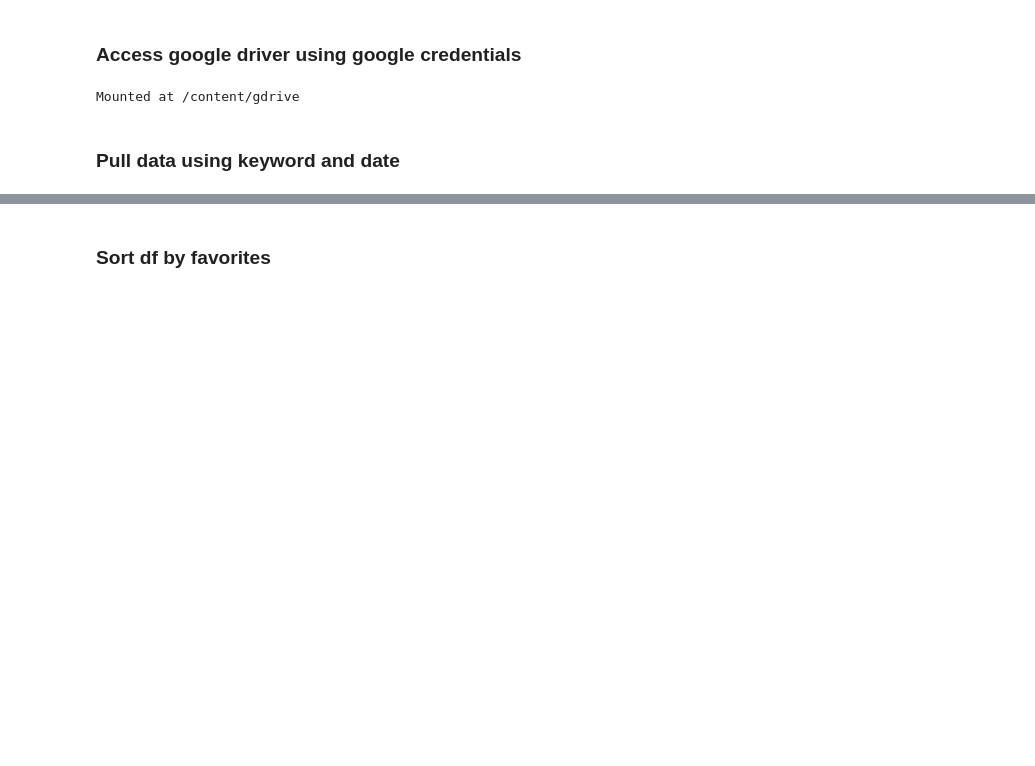
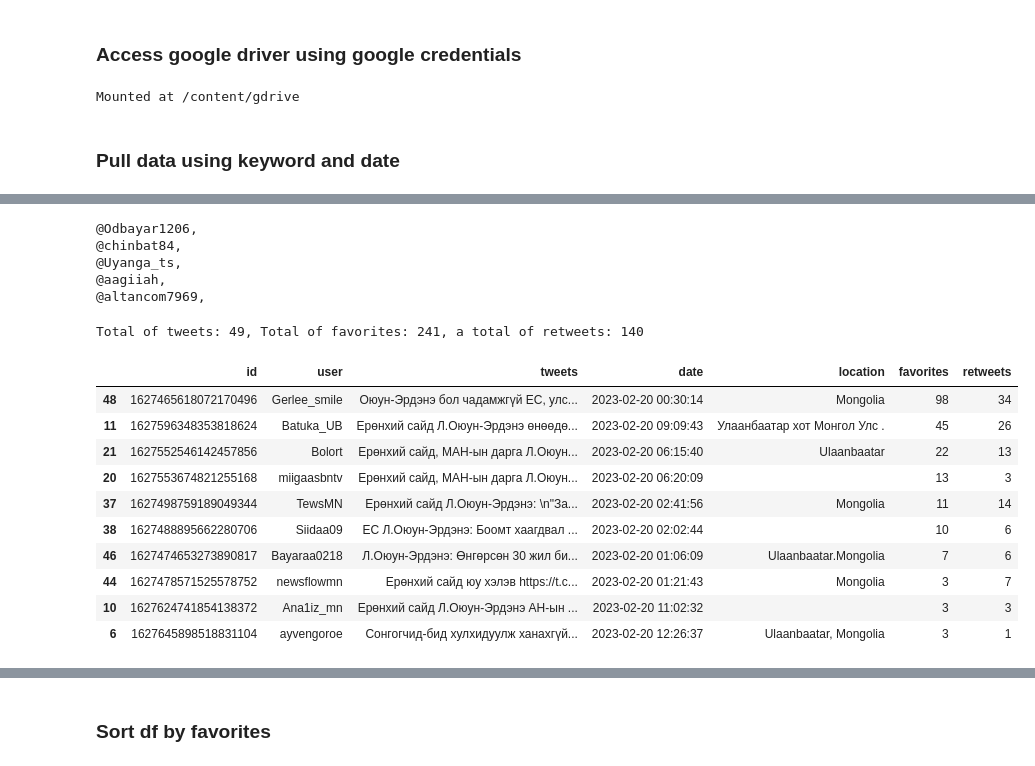
Before and after one commit to byambaa1982/mongol_tweets, a Jupyter notebook: tweets.ipynb, the cells around one changed output, grey strips where cells are left out. Saved outputs shown, nothing was run; the diff lists cells and outputs as text; code cells hidden in the pictures; blank space fills up the shorter version.

```diff
--- a/tweets.ipynb
+++ b/tweets.ipynb
@@ -80,0 +232,8 @@ def get_tweets_csv(search_words, date_since):
+# %%
+print_screen_name(full_neg)
+# %% [output]
+@Odbayar1206,
+@chinbat84,
+@Uyanga_ts,
+@aagiiah,
+@altancom7969,
@@ -80,0 +242,20 @@ def get_tweets_csv(search_words, date_since):
+# %%
+DATE="2023-02-20"
+SEARCH_WORD="Л.Оюун-Эрдэнэ:"
+tweets = get_tweets_csv(SEARCH_WORD, DATE)
+tweets=tweets.sort_values("favorites", ascending=False)
+print(f"Total of tweets: {tweets.shape[0]}, Total of favorites: {tweets.favorites.sum()}, a total of retweets: {tweets.retweets.sum()}")
+tweets.head(10)
+# %% [output]
+Total of tweets: 49, Total of favorites: 241, a total of retweets: 140
+|  | id | user | tweets | date | location | favorites | retweets |
+| 48 | 1627465618072170496 | Gerlee_smile | Оюун-Эрдэнэ бол чадамжгүй ЕС, улс... | 2023-02-20 00:30:14 | Mongolia | 98 | 34 |
+| 11 | 1627596348353818624 | Batuka_UB | Ерөнхий сайд Л.Оюун-Эрдэнэ өнөөдө... | 2023-02-20 09:09:43 | Улаанбаатар хот Монгол Улс . | 45 | 26 |
+| 21 | 1627552546142457856 | Bolort | Ерөнхий сайд, МАН-ын дарга Л.Оюун... | 2023-02-20 06:15:40 | Ulaanbaatar | 22 | 13 |
+| 20 | 1627553674821255168 | miigaasbntv | Ерөнхий сайд, МАН-ын дарга Л.Оюун... | 2023-02-20 06:20:09 |  | 13 | 3 |
+| 37 | 1627498759189049344 | TewsMN | Ерөнхий сайд Л.Оюун-Эрдэнэ: \n"За... | 2023-02-20 02:41:56 | Mongolia | 11 | 14 |
+| 38 | 1627488895662280706 | Siidaa09 | ЕС Л.Оюун-Эрдэнэ: Боомт хаагдвал ... | 2023-02-20 02:02:44 |  | 10 | 6 |
+| 46 | 1627474653273890817 | Bayaraa0218 | Л.Оюун-Эрдэнэ: Өнгөрсөн 30 жил би... | 2023-02-20 01:06:09 | Ulaanbaatar.Mongolia | 7 | 6 |
+| 44 | 1627478571525578752 | newsflowmn | Ерөнхий сайд юу хэлэв https://t.c... | 2023-02-20 01:21:43 | Mongolia | 3 | 7 |
+| 10 | 1627624741854138372 | Ana1iz_mn | Ерөнхий сайд Л.Оюун-Эрдэнэ АН-ын ... | 2023-02-20 11:02:32 |  | 3 | 3 |
+| 6 | 1627645898518831104 | ayvengoroe | Сонгогчид-бид хулхидуулж ханахгүй... | 2023-02-20 12:26:37 | Ulaanbaatar, Mongolia | 3 | 1 |
```
Also changed, not shown: parts of 22 cells of this notebook.
